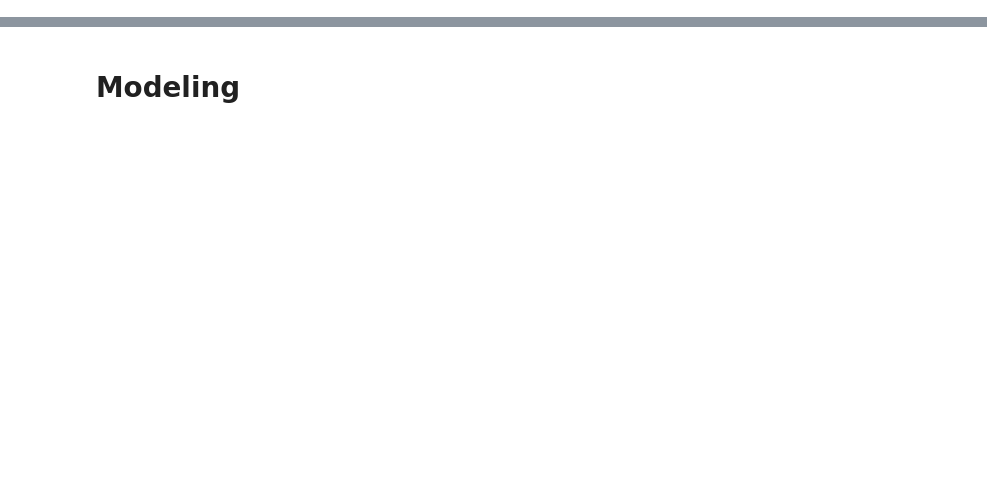
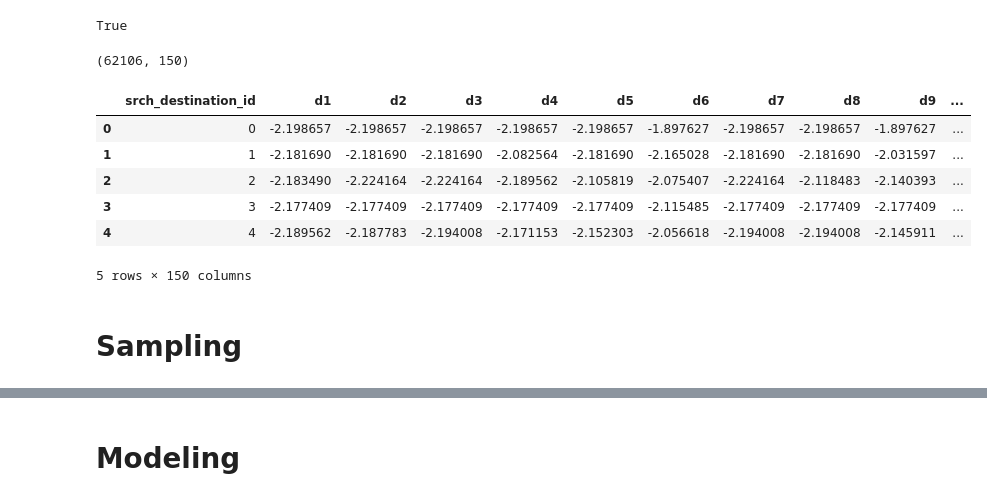
Before and after one commit to ibowen/kaggle, a Jupyter notebook: Expedia_bowenliu.ipynb, the cells around one changed output, grey strips where cells are left out. Saved outputs shown, nothing was run; the diff lists cells and outputs as text; code cells hidden in the pictures; blank space fills up the shorter version.

```diff
--- a/Expedia_bowenliu.ipynb
+++ b/Expedia_bowenliu.ipynb
@@ -10,0 +65,27 @@ import ml_metrics as metrics
+# %%
+# They are the same users in both train and test datasets
+test_ids = set(test.user_id.unique())
+train_ids = set(train.user_id.unique())
+intersection_count = len(test_ids & train_ids)
+intersection_count == len(test_ids)
+# %% [output]
+True
+# %%
+# load destination
+destination = pd.read_csv("./destinations.csv")
+# %%
+destination.shape
+# %% [output]
+(62106, 150)
+# %%
+destination.head()
+# %% [output]
+|  | srch_destination_id | d1 | d2 | d3 | d4 | d5 | d6 | d7 | d8 | d9 | ... |
+| 0 | 0 | -2.198657 | -2.198657 | -2.198657 | -2.198657 | -2.198657 | -1.897627 | -2.198657 | -2.198657 | -1.897627 | ... |
+| 1 | 1 | -2.181690 | -2.181690 | -2.181690 | -2.082564 | -2.181690 | -2.165028 | -2.181690 | -2.181690 | -2.031597 | ... |
+| 2 | 2 | -2.183490 | -2.224164 | -2.224164 | -2.189562 | -2.105819 | -2.075407 | -2.224164 | -2.118483 | -2.140393 | ... |
+| 3 | 3 | -2.177409 | -2.177409 | -2.177409 | -2.177409 | -2.177409 | -2.115485 | -2.177409 | -2.177409 | -2.177409 | ... |
+| 4 | 4 | -2.189562 | -2.187783 | -2.194008 | -2.171153 | -2.152303 | -2.056618 | -2.194008 | -2.194008 | -2.145911 | ... |
+5 rows × 150 columns
+# %% [markdown]
+# Sampling
```
Also changed, not shown: parts of 75 cells of this notebook.
